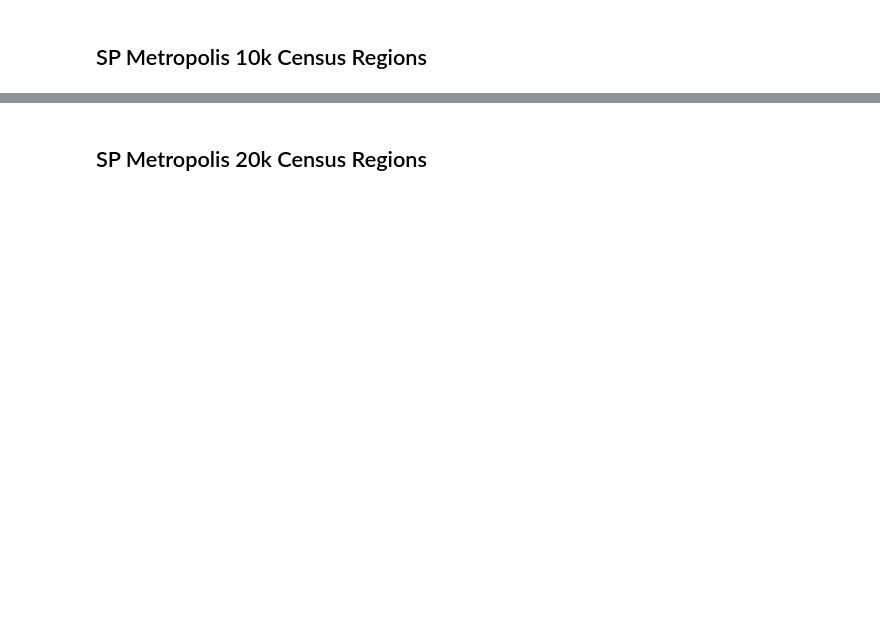
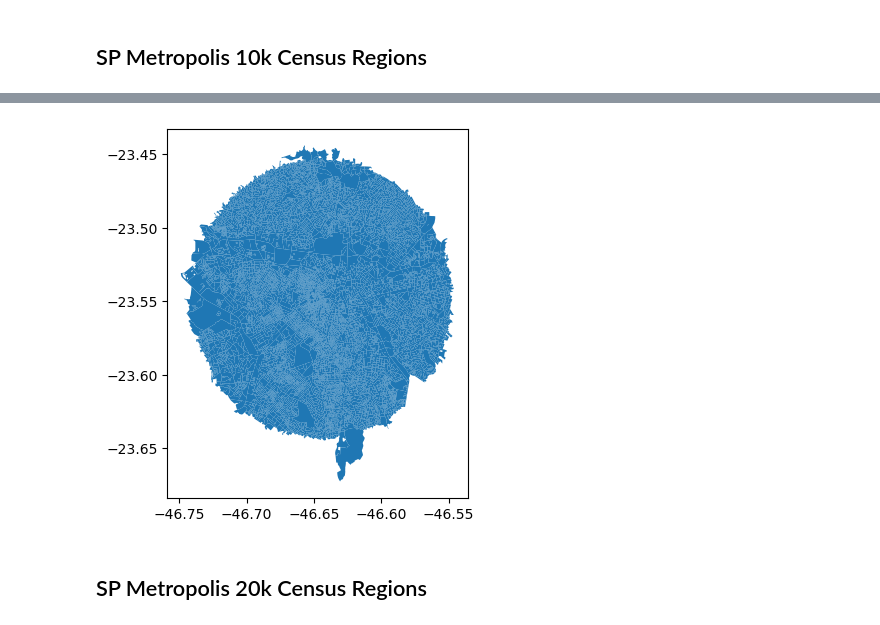
Before and after one commit to visual-ds/AutoSatViewer, a Jupyter notebook: wavelet_code/preprocess_neighborhoods.ipynb, the cells around one changed output, grey strips where cells are left out. Cells and saved outputs as stored; diff of their text form; code cells hidden in the pictures; blank space fills up the shorter version.

```diff
--- a/wavelet_code/preprocess_neighborhoods.ipynb
+++ b/wavelet_code/preprocess_neighborhoods.ipynb
@@ -41,3 +39,9 @@ file = gpd.read_file("data/shapefiles/SpCenterCensus10k.shp")
 adj_matrix = create_graph(file)
 adj_matrix = scipy.sparse.csr_matrix(adj_matrix)
 scipy.sparse.save_npz("data/adj_matrix/SpCenterCensus10k.npz", adj_matrix)
+# %%
+file = gpd.read_file("data/shapefiles/SpCenterCensus10k.shp")
+file.plot()
+plt.show()
+# %% [output]
+[figure, added]
```
Also changed, not shown: parts of 8 cells of this notebook.
